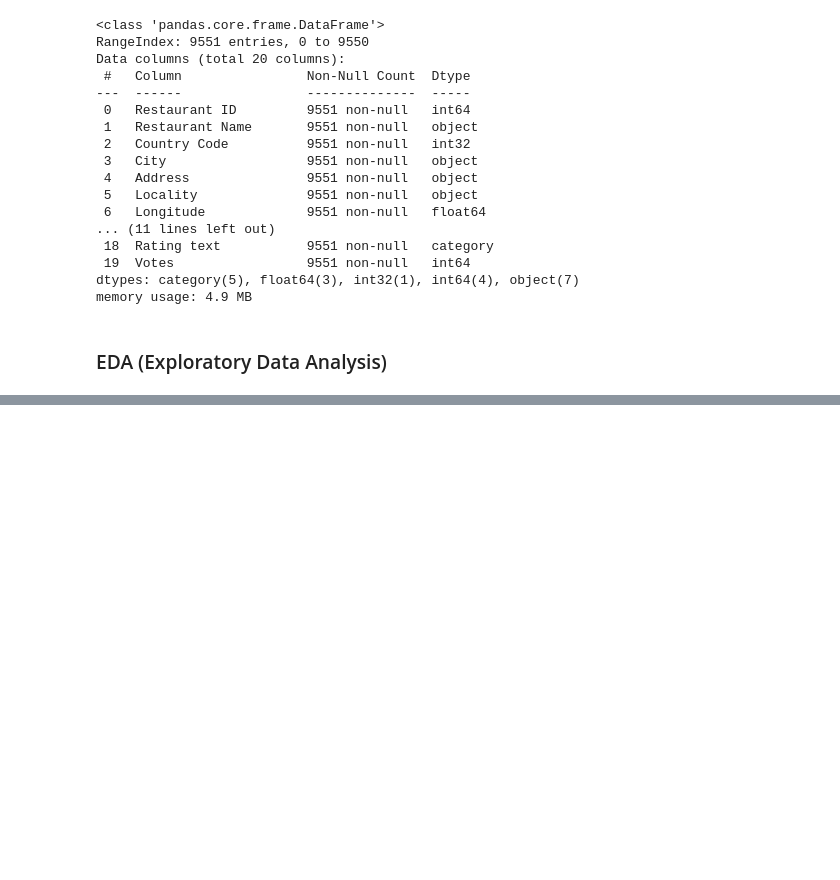
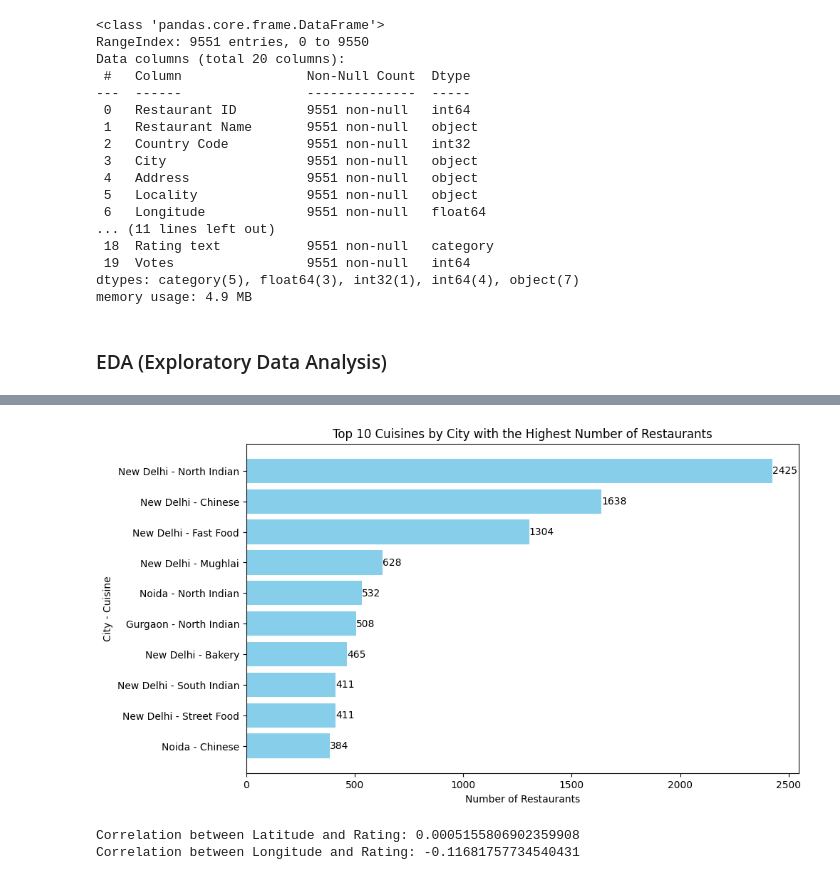
Before and after one commit to Suray-27/Restaurant-Analysis, a Jupyter notebook: Restaurant_analysis.ipynb, the cells around one changed output, grey strips where cells are left out. Cells and saved outputs as stored; diff of their text form; code cells hidden in the pictures; blank space fills up the shorter version.

```diff
--- a/Restaurant_analysis.ipynb
+++ b/Restaurant_analysis.ipynb
@@ -146,0 +185,21 @@ rest_df.describe()
+# %%
+top_10 = df_cuisines.groupby(['City','Cuisines'])['Restaurant Name'].count().sort_values(ascending=False).reset_index()[:10]
+plt.figure(figsize=(10, 6))
+ax = plt.barh(top_10.apply(lambda x: f"{x['City']} - {x['Cuisines']}", axis=1),top_10['Restaurant Name'],color='skyblue')
+plt.bar_label(ax,labels = top_10['Restaurant Name'], label_type='edge')
+plt.gca().invert_yaxis()
+plt.title("Top 10 Cuisines by City with the Highest Number of Restaurants")
+plt.xlabel("Number of Restaurants")
+plt.ylabel("City - Cuisine")
+plt.show()
+# %% [output]
+[figure, added]
+# %%
+correlation_lat = rest_df['Latitude'].corr(rest_df['Aggregate rating'])
+correlation_lon = rest_df['Longitude'].corr(rest_df['Aggregate rating'])
+
+print("Correlation between Latitude and Rating:", correlation_lat)
+print("Correlation between Longitude and Rating:", correlation_lon)
+# %% [output]
+Correlation between Latitude and Rating: 0.0005155806902359908
+Correlation between Longitude and Rating: -0.11681757734540431
```
Also changed, not shown: parts of 61 cells of this notebook.
